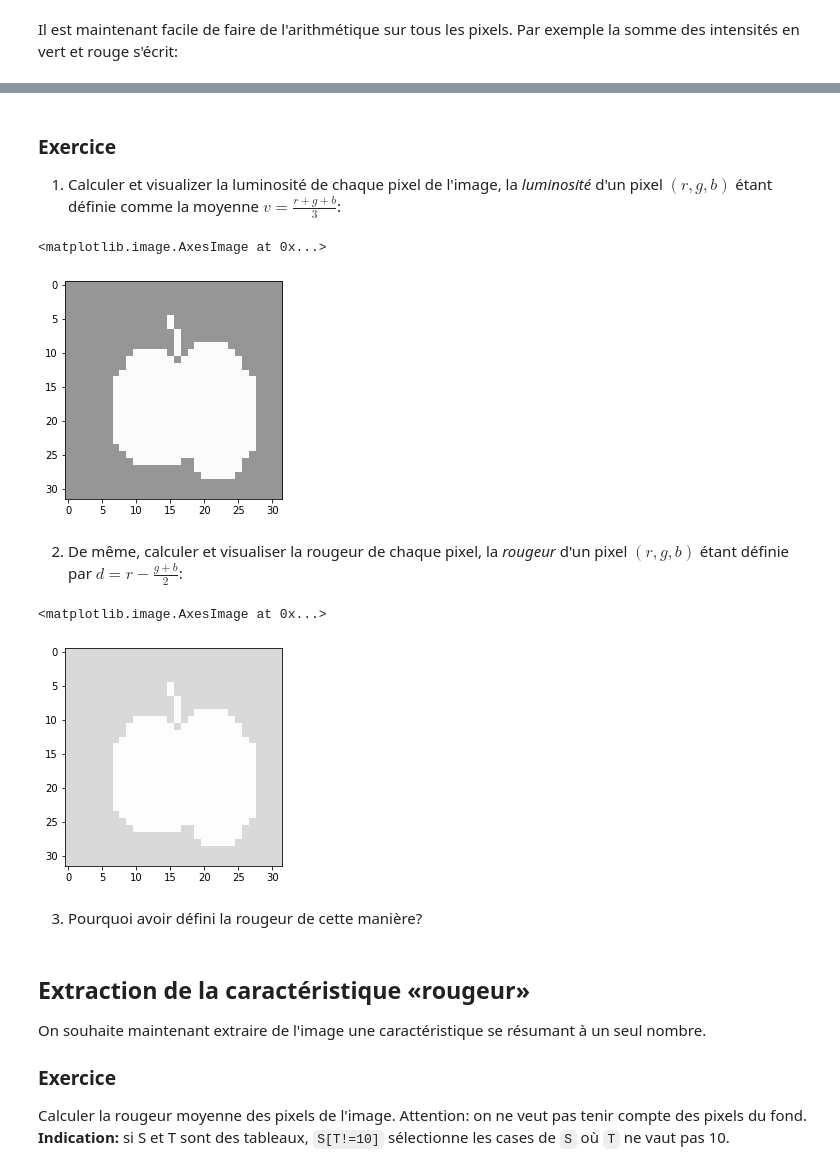
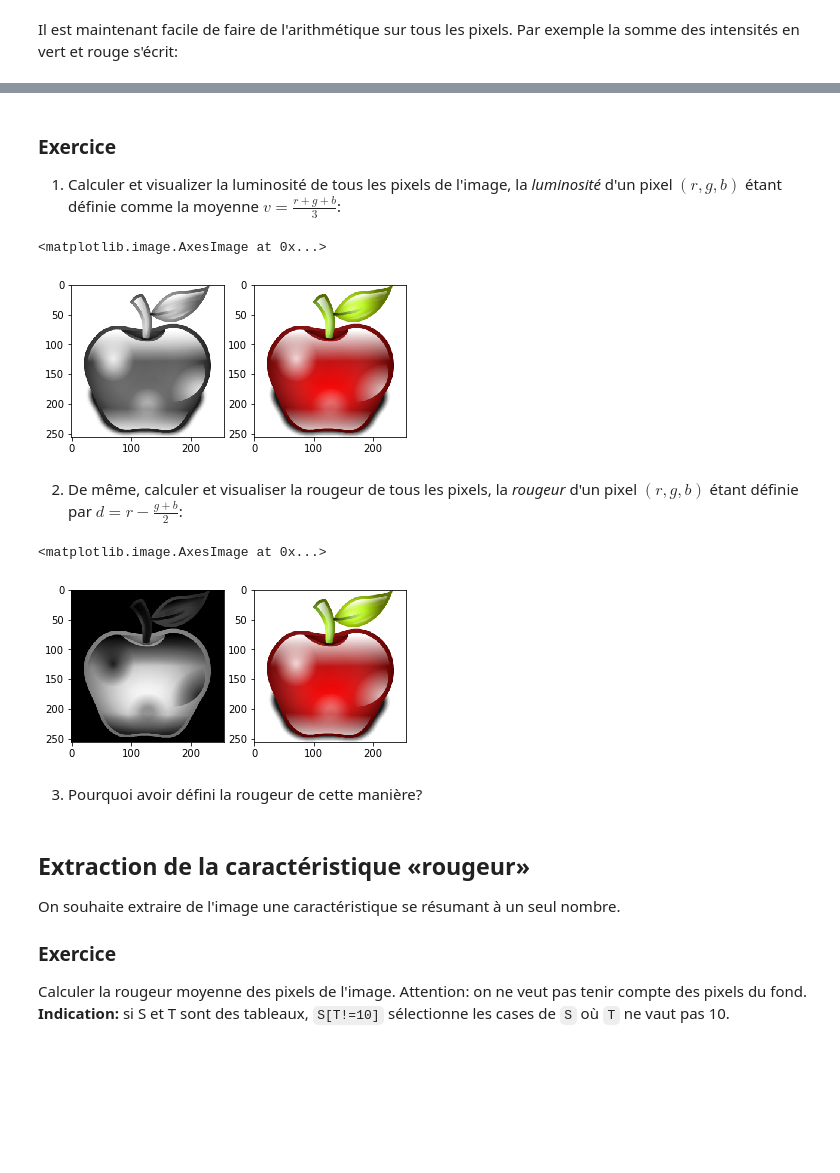
Before and after one commit to madclam/info113, a Jupyter notebook: source/HW1/01-images.ipynb, the cells around one changed output, grey strips where cells are left out. Cells and saved outputs as stored; diff of their text form; code cells hidden in the pictures; blank space fills up the shorter version.

```diff
--- a/source/HW1/01-images.ipynb
+++ b/source/HW1/01-images.ipynb
@@ -104,0 +136,2 @@ Nous pouvons maintenant extraire facilement les trois canaux. Voici le canal des
+# %%
+R = M[:,:,0] * 1.0
@@ -105,6 +152,4 @@ Nous pouvons maintenant extraire facilement les trois canaux. Voici le canal des
 # %%
-R = M[:,:,0]
-
 plt.imshow(R, cmap='Greys_r', vmin=0, vmax=255)
 # %% [output]
 <matplotlib.image.AxesImage at 0x...>
@@ -114,8 +193,12 @@ Extraire et afficher de même le canal des verts et des bleus
 # %%
 ### BEGIN SOLUTION
-G = M[:,:,1]
+G = M[:,:,1] * 1.0
 
-plt.imshow(G, cmap='Greys_r',vmin=0,vmax=255)
+fig = plt.figure()
+subplot = fig.add_subplot(1,2,1)
+subplot.imshow(G, cmap='Greys_r', vmin=0, vmax=255)
+subplot = fig.add_subplot(1,2,2)
+subplot.imshow(M)
 ### END SOLUTION
 # %% [output]
 <matplotlib.image.AxesImage at 0x...>
@@ -123,8 +206,12 @@ plt.imshow(G, cmap='Greys_r',vmin=0,vmax=255)
 # %%
 ### BEGIN SOLUTION
-B = M[:,:,2]
+B = M[:,:,2] * 1.0
 
-plt.imshow(G, cmap='Greys_r',vmin=0,vmax=255)
+fig = plt.figure()
+subplot = fig.add_subplot(1,2,1)
+subplot.imshow(B, cmap='Greys_r', vmin=0, vmax=255)
+subplot = fig.add_subplot(1,2,2)
+subplot.imshow(M)
 ### END SOLUTION
 # %% [output]
 <matplotlib.image.AxesImage at 0x...>
@@ -144,31 +231,41 @@ array([[254, 254, 254, ..., 254, 254, 254],
 # %% [markdown]
 ### Exercice
-1. Calculer et visualizer la luminosité de chaque pixel de l'image, la *luminosité* d'un pixel $(r,g,b)$ étant définie comme la moyenne $v=\frac{r+g+b}{3}$:
+1. Calculer et visualizer la luminosité de tous les pixels de l'image, la *luminosité* d'un pixel $(r,g,b)$ étant définie comme la moyenne $v=\frac{r+g+b}{3}$:
 # %%
 ### BEGIN SOLUTION
 V = (R+G+B)/3
-plt.imshow(L, cmap='Greys_r',vmin=0,vmax=255)
+
+fig = plt.figure()
+subplot = fig.add_subplot(1,2,1)
+subplot.imshow(V, cmap='Greys_r', vmin=0, vmax=255)
+subplot = fig.add_subplot(1,2,2)
+subplot.imshow(M)
 ### END SOLUTION
 # %% [output]
 <matplotlib.image.AxesImage at 0x...>
-[figure, old version]
+[figure, new version]
 # %% [markdown]
-2. De même, calculer et visualiser la rougeur de chaque pixel, la *rougeur* d'un pixel $(r,g,b)$ étant définie par $d=r - \frac{g+b}{2}$:
+2. De même, calculer et visualiser la rougeur de tous les pixels, la *rougeur* d'un pixel $(r,g,b)$ étant définie par $d=r - \frac{g+b}{2}$:
 # %%
 ### BEGIN SOLUTION
 D = R - (G+B)/2
-plt.imshow(L, cmap='Greys_r',vmin=-255,vmax=255)
+
+fig = plt.figure()
+subplot = fig.add_subplot(1,2,1)
+subplot.imshow(D, cmap='Greys_r', vmin=0, vmax=255)
+subplot = fig.add_subplot(1,2,2)
+subplot.imshow(M)
 ### END SOLUTION
 # %% [output]
 <matplotlib.image.AxesImage at 0x...>
-[figure, old version]
+[figure, new version]
 # %% [markdown]
 3. Pourquoi avoir défini la rougeur de cette manière?
 # %% [markdown]
 ## Extraction de la caractéristique «rougeur»
-On souhaite maintenant extraire de l'image une caractéristique se résumant à un seul nombre.
+On souhaite extraire de l'image une caractéristique se résumant à un seul nombre.
 ### Exercice
-Calculer la rougeur moyenne des pixels de l'image. Attention: on ne veut pas tenir compte des pixels du fond.
+Calculer la rougeur moyenne des pixels de l'image. Attention: on ne veut pas tenir compte des pixels du fond.<br>
 **Indication:** si S et T sont des tableaux, `S[T!=10]` sélectionne les cases de `S` où `T` ne vaut pas 10.
 # %%
 ### BEGIN SOLUTION
```
Also changed, not shown: parts of 60 cells of this notebook, 2 other files.
